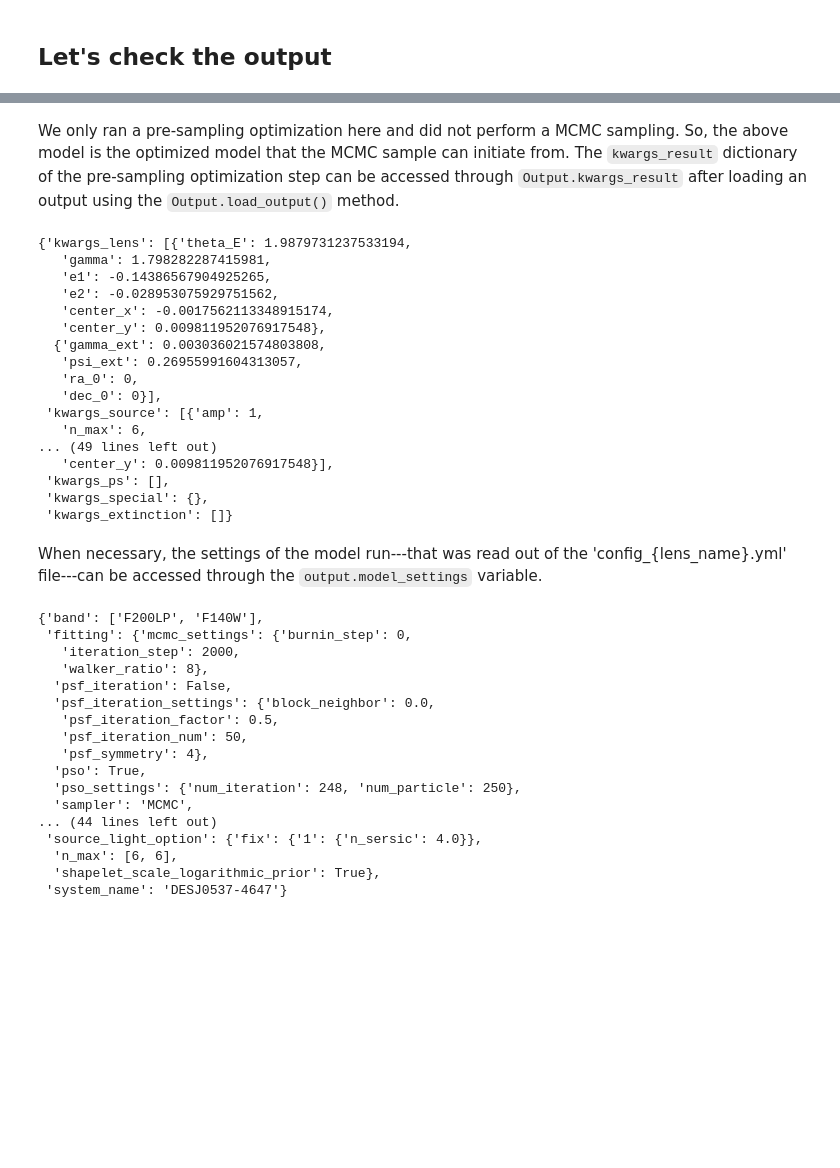
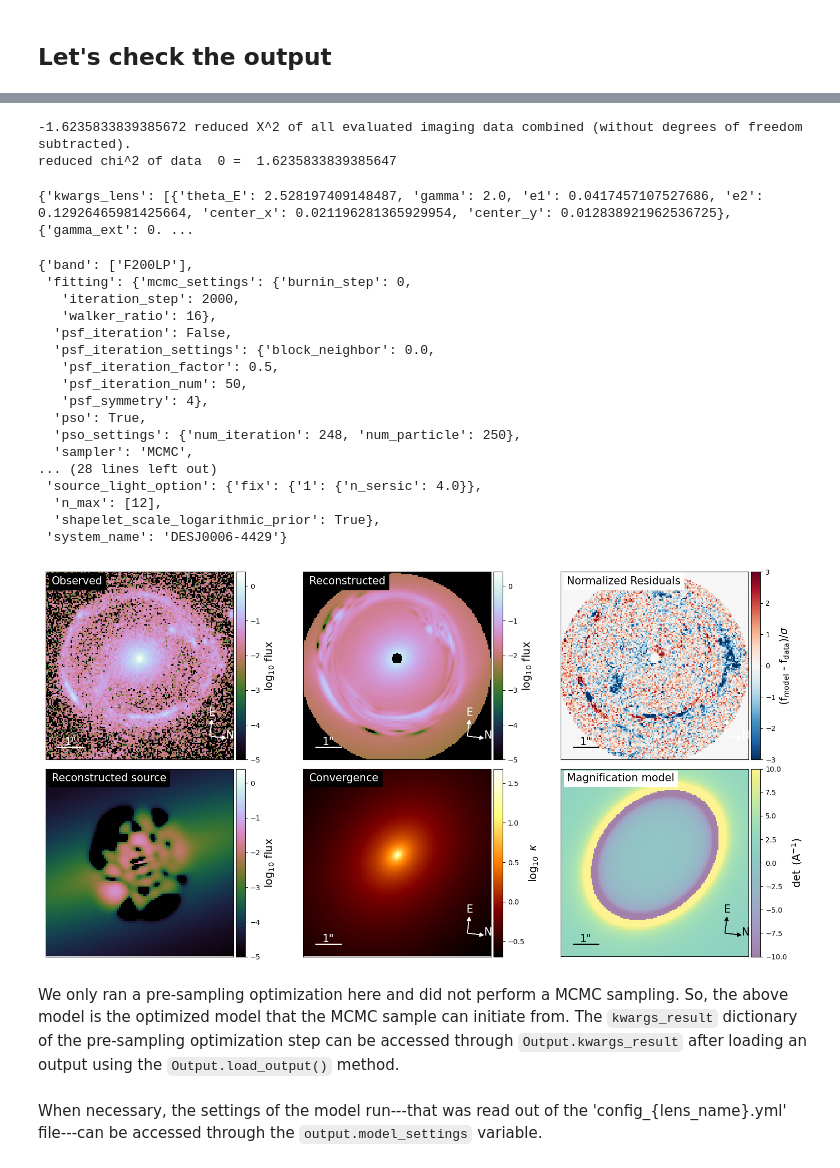
Before and after one commit to hskobe/dolphin, a Jupyter notebook: notebooks/Basic example.ipynb, the cells around one changed output, grey strips where cells are left out. Saved outputs shown, nothing was run; the diff lists cells and outputs as text; code cells hidden in the pictures; blank space fills up the shorter version.

```diff
--- a/notebooks/Basic example.ipynb
+++ b/notebooks/Basic example.ipynb
@@ -105,46 +224,39 @@ reduced chi^2 of data  1 =  0.4509697705241974
+# %%
+# DESJ0006-4429, F200LP, F200LP 0.05"
+
+output.plot_model_overview(lens_name='DESJ0006-4429', model_id='F200LP_Run01', band_index=0)
+
+output.load_output(lens_name='DESJ0006-4429', model_id='F200LP_Run01')
+print(output.kwargs_result)
+
+output.model_settings
+# %% [output]
+-1.6235833839385672 reduced X^2 of all evaluated imaging data combined (without degrees of freedom subtracted).
+reduced chi^2 of data  0 =  1.6235833839385647
+{'kwargs_lens': [{'theta_E': 2.528197409148487, 'gamma': 2.0, 'e1': 0.0417457107527686, 'e2': 0.12926465981425664, 'center_x': 0.021196281365929954, 'center_y': 0.012838921962536725}, {'gamma_ext': 0. ...
+{'band': ['F200LP'],
+ 'fitting': {'mcmc_settings': {'burnin_step': 0,
+   'iteration_step': 2000,
+   'walker_ratio': 16},
+  'psf_iteration': False,
+  'psf_iteration_settings': {'block_neighbor': 0.0,
+   'psf_iteration_factor': 0.5,
+   'psf_iteration_num': 50,
+   'psf_symmetry': 4},
+  'pso': True,
+  'pso_settings': {'num_iteration': 248, 'num_particle': 250},
+  'sampler': 'MCMC',
+... (28 lines left out)
+ 'source_light_option': {'fix': {'1': {'n_sersic': 4.0}},
+  'n_max': [12],
+  'shapelet_scale_logarithmic_prior': True},
+ 'system_name': 'DESJ0006-4429'}
+[figure, added]
 # %% [markdown]
 We only ran a pre-sampling optimization here and did not perform a MCMC sampling. So, the above model is the optimized model that the MCMC sample can initiate from. The `kwargs_result` dictionary of the pre-sampling optimization step can be accessed through `Output.kwargs_result` after loading an output using the `Output.load_output()` method.
 # %%
-output.load_output(lens_name='DESJ0537-4647', model_id='AllFilters_Run01')
+# output.load_output(lens_name='DESJ0537-4647', model_id='AllFilters_0.13_Run01')
 
-output.kwargs_result
+# output.kwargs_result
-# %% [output]
-{'kwargs_lens': [{'theta_E': 1.9879731237533194,
-   'gamma': 1.798282287415981,
-   'e1': -0.14386567904925265,
-   'e2': -0.028953075929751562,
-   'center_x': -0.0017562113348915174,
-   'center_y': 0.009811952076917548},
-  {'gamma_ext': 0.003036021574803808,
-   'psi_ext': 0.26955991604313057,
-   'ra_0': 0,
-   'dec_0': 0}],
- 'kwargs_source': [{'amp': 1,
-   'n_max': 6,
-... (49 lines left out)
-   'center_y': 0.009811952076917548}],
- 'kwargs_ps': [],
- 'kwargs_special': {},
- 'kwargs_extinction': []}
 # %% [markdown]
 When necessary, the settings of the model run---that was read out of the 'config_{lens_name}.yml' file---can be accessed through the `output.model_settings` variable.
-# %%
-output.model_settings
-# %% [output]
-{'band': ['F200LP', 'F140W'],
- 'fitting': {'mcmc_settings': {'burnin_step': 0,
-   'iteration_step': 2000,
-   'walker_ratio': 8},
-  'psf_iteration': False,
-  'psf_iteration_settings': {'block_neighbor': 0.0,
-   'psf_iteration_factor': 0.5,
-   'psf_iteration_num': 50,
-   'psf_symmetry': 4},
-  'pso': True,
-  'pso_settings': {'num_iteration': 248, 'num_particle': 250},
-  'sampler': 'MCMC',
-... (44 lines left out)
- 'source_light_option': {'fix': {'1': {'n_sersic': 4.0}},
-  'n_max': [6, 6],
-  'shapelet_scale_logarithmic_prior': True},
- 'system_name': 'DESJ0537-4647'}
```
Also changed, not shown: parts of 5 cells of this notebook, 19 other files.
